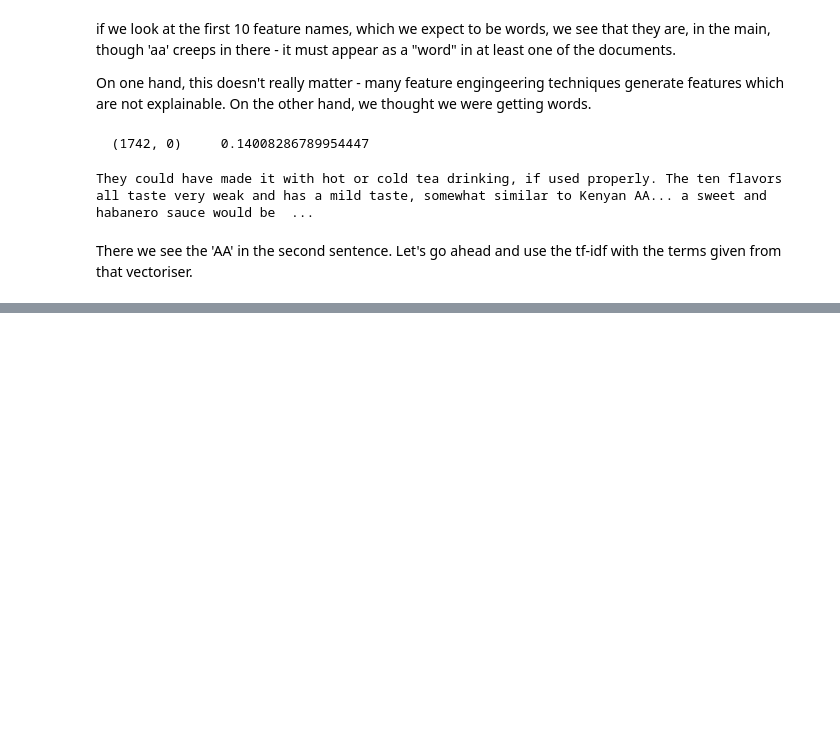
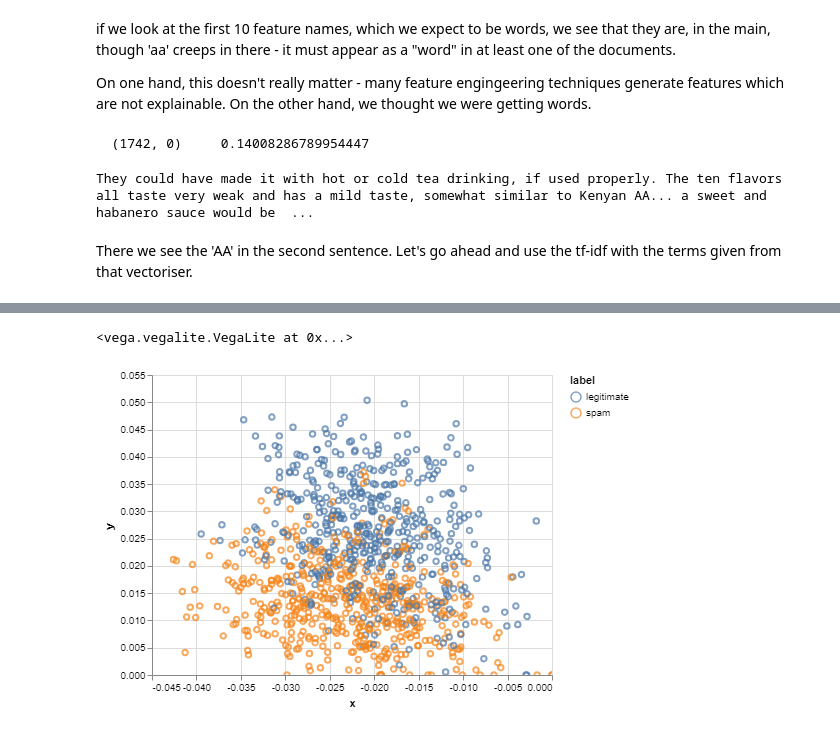
Before and after one commit to willb/openshift-ml-workflows-workshop, a Jupyter notebook: 02-feature-engineering.ipynb, the cells around one changed output, grey strips where cells are left out. Drawn from its saved outputs; the diff is of its cells as text; code cells hidden in the pictures; blank space fills up the shorter version.

Commit message:
Added Sparse PCA and plotting

```diff
--- a/02-feature-engineering.ipynb
+++ b/02-feature-engineering.ipynb
@@ -107,0 +110,18 @@ There we see the 'AA' in the second sentence. Let's go ahead and use the tf-idf
+# %%
+import sklearn.decomposition
+import numpy as np
+from mlworkflows import util as mlwutil
+
+np.random.seed(0xc0ffeee)
+
+
+DIMENSIONS = 2
+
+pca2 = sklearn.decomposition.SparsePCA(DIMENSIONS)
+print(pca2)
+retry = tf_idf.todense()
+pca2.fit(retry)
+pca_a = pca2.transform(retry)
+pca_a
+
+## this takes a while
@@ -107,0 +139,3 @@ There we see the 'AA' in the second sentence. Let's go ahead and use the tf-idf
+# %%
+pca_df = pd.DataFrame(pca_a, columns=["x", "y"])
+pca_df.sample(50)
@@ -107,0 +160,10 @@ There we see the 'AA' in the second sentence. Let's go ahead and use the tf-idf
+# %%
+plot_data = pd.concat([df.reset_index(), pca_df], axis=1)
+# %%
+import altair as alt
+alt.renderers.enable('notebook')
+
+alt.Chart(plot_data.sample(1000)).encode(x="x", y="y", color="label").mark_point().interactive()
+# %% [output]
+<vega.vegalite.VegaLite at 0x...>
+[figure, added]
```
Also changed, not shown: parts of 3 cells of this notebook.
